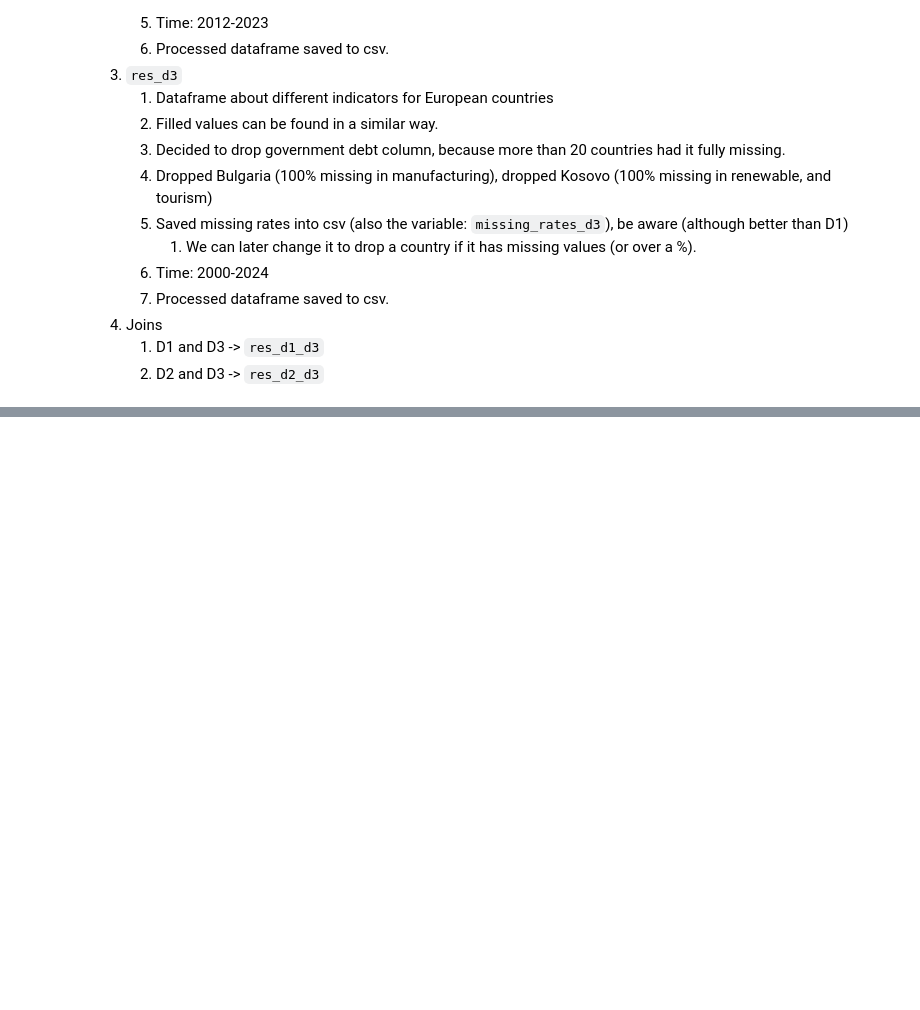
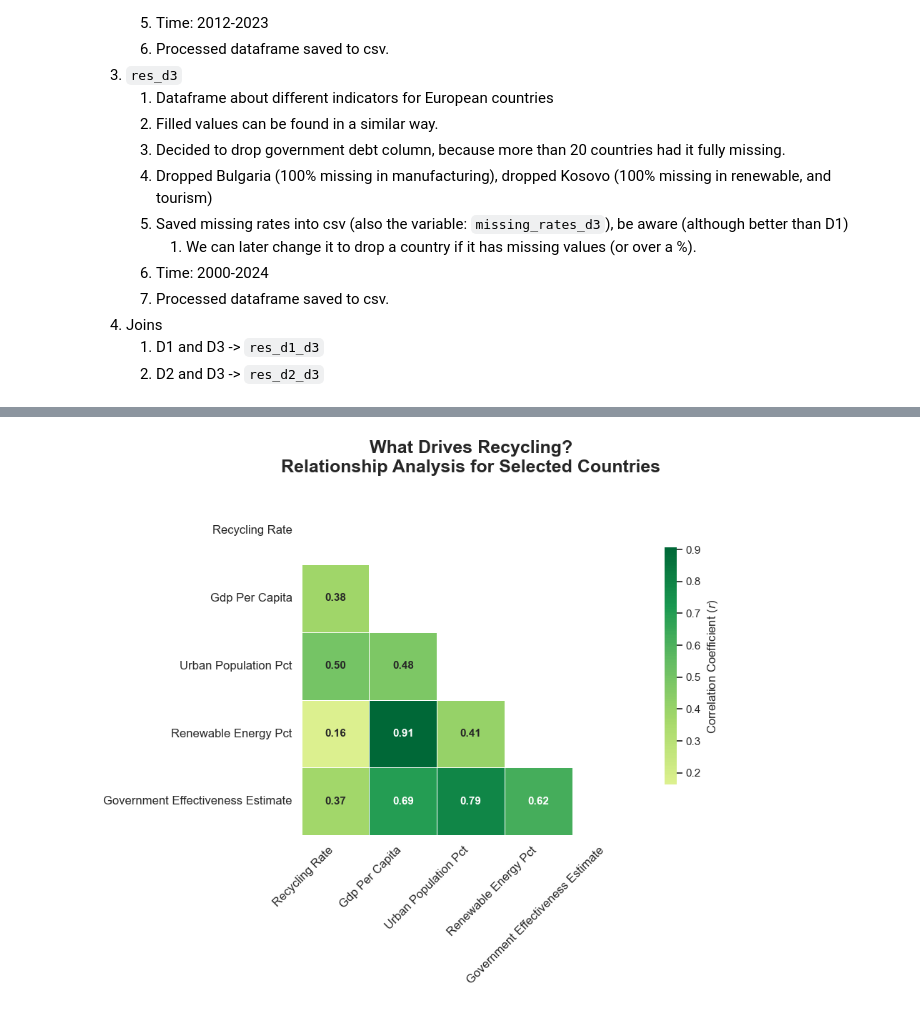
Before and after one commit to karnaukhmariia/recycling-in-europe, a Jupyter notebook: notebook.ipynb, the cells around one changed output, grey strips where cells are left out. Saved outputs shown, nothing was run; the diff lists cells and outputs as text; code cells hidden in the pictures; blank space fills up the shorter version.

```diff
--- a/notebook.ipynb
+++ b/notebook.ipynb
@@ -509,0 +656,41 @@ res_d2_d3.to_csv("processed_data/preprocessed_d2_d3.csv", index=False)
+# %%
+# Correlation analysis to identify drivers of recycling rates
+core_indicators = [
+    'recycling_rate_filled',
+    'gdp_per_capita_filled',
+    'urban_population_pct_filled',
+    'renewable_energy_pct_filled',
+    'government_effectiveness_estimate_filled']
+
+sns.set_theme(style="white")
+plt.figure(figsize=(10, 8))
+
+df_corr = df_subset[core_indicators].corr()
+df_corr.columns = [c.replace('_filled', '').replace('_', ' ').title() for c in df_corr.columns]
+df_corr.index = [i.replace('_filled', '').replace('_', ' ').title() for i in df_corr.index]
+
+
+mask = np.triu(np.ones_like(df_corr, dtype=bool))
+
+sns.heatmap(
+    df_corr,
+    mask=mask,
+    annot=True,
+    fmt=".2f",
+    cmap='RdYlGn',
+    center=0,
+    square=True,
+    linewidths=.5,
+    cbar_kws={"shrink": .7, "label": "Correlation Coefficient ($r$)"},
+    annot_kws={"size": 11, "weight": "bold"}
+)
+
+plt.title("What Drives Recycling?\nRelationship Analysis for Selected Countries",
+          fontsize=18, pad=25, fontweight='bold')
+plt.xticks(rotation=45, ha='right', fontsize=12)
+plt.yticks(rotation=0, fontsize=12)
+
+plt.tight_layout()
+plt.show()
+# %% [output]
+[figure, added]
```
Also changed, not shown: parts of 10 cells of this notebook.
